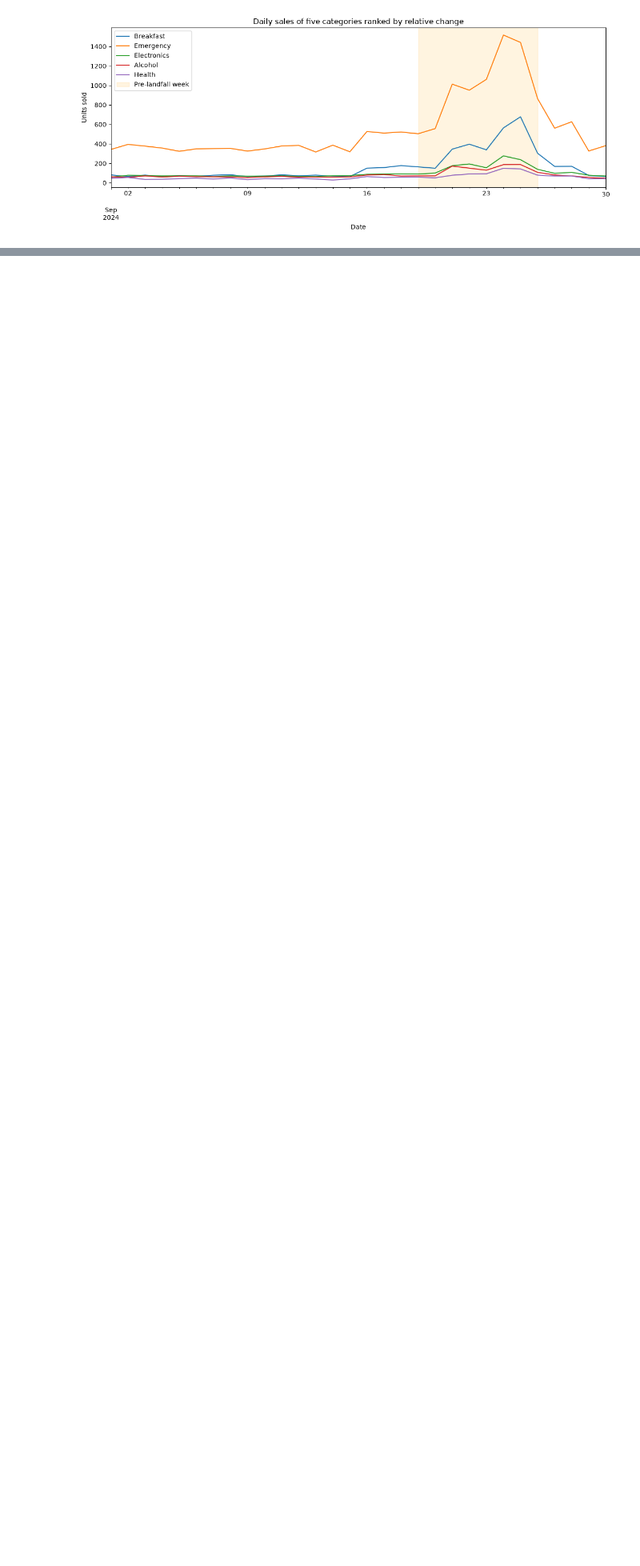
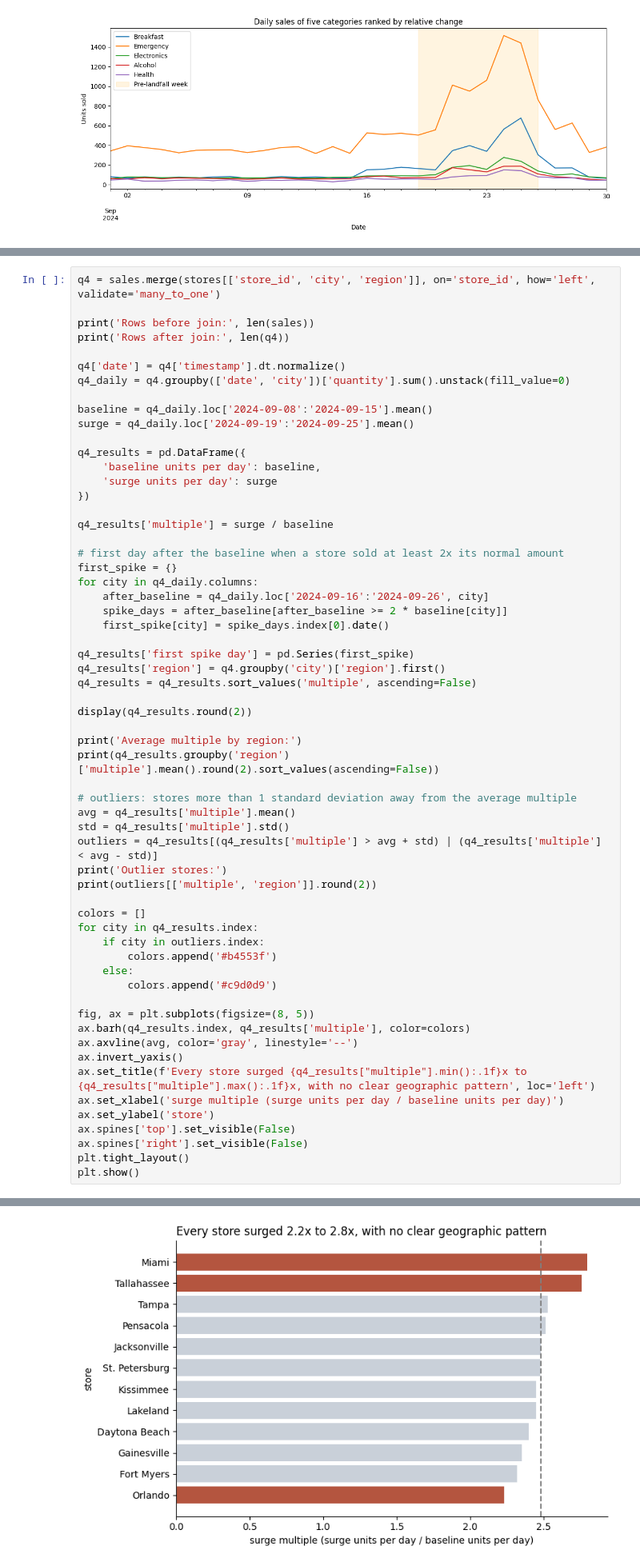
Before and after one commit to hyunderscore/walmart-hurricane-project, a Jupyter notebook: notebooks/team_notebook.ipynb, the cells around one changed output, grey strips where cells are left out. Shown at 80% size. Drawn from its saved outputs; the diff is of its cells as text; blank space fills up the shorter version.

```diff
--- a/notebooks/team_notebook.ipynb
+++ b/notebooks/team_notebook.ipynb
@@ -436,0 +512,61 @@ Sales vs wind 4 days later: 0.509
+# %%
+q4 = sales.merge(stores[['store_id', 'city', 'region']], on='store_id', how='left', validate='many_to_one')
+
+print('Rows before join:', len(sales))
+print('Rows after join:', len(q4))
+
+q4['date'] = q4['timestamp'].dt.normalize()
+q4_daily = q4.groupby(['date', 'city'])['quantity'].sum().unstack(fill_value=0)
+
+baseline = q4_daily.loc['2024-09-08':'2024-09-15'].mean()
+surge = q4_daily.loc['2024-09-19':'2024-09-25'].mean()
+
+q4_results = pd.DataFrame({
+    'baseline units per day': baseline,
+    'surge units per day': surge
+})
+
+q4_results['multiple'] = surge / baseline
+
+# first day after the baseline when a store sold at least 2x its normal amount
+first_spike = {}
+for city in q4_daily.columns:
+    after_baseline = q4_daily.loc['2024-09-16':'2024-09-26', city]
+    spike_days = after_baseline[after_baseline >= 2 * baseline[city]]
+    first_spike[city] = spike_days.index[0].date()
+
+q4_results['first spike day'] = pd.Series(first_spike)
+q4_results['region'] = q4.groupby('city')['region'].first()
+q4_results = q4_results.sort_values('multiple', ascending=False)
+
+display(q4_results.round(2))
+
+print('Average multiple by region:')
+print(q4_results.groupby('region')['multiple'].mean().round(2).sort_values(ascending=False))
+
+# outliers: stores more than 1 standard deviation away from the average multiple
+avg = q4_results['multiple'].mean()
+std = q4_results['multiple'].std()
+outliers = q4_results[(q4_results['multiple'] > avg + std) | (q4_results['multiple'] < avg - std)]
+print('Outlier stores:')
+print(outliers[['multiple', 'region']].round(2))
+
+colors = []
+for city in q4_results.index:
+    if city in outliers.index:
+        colors.append('#b4553f')
+    else:
+        colors.append('#c9d0d9')
+
+fig, ax = plt.subplots(figsize=(8, 5))
+ax.barh(q4_results.index, q4_results['multiple'], color=colors)
+ax.axvline(avg, color='gray', linestyle='--')
+ax.invert_yaxis()
+ax.set_title(f'Every store surged {q4_results["multiple"].min():.1f}x to {q4_results["multiple"].max():.1f}x, with no clear geographic pattern', loc='left')
+ax.set_xlabel('surge multiple (surge units per day / baseline units per day)')
+ax.set_ylabel('store')
+ax.spines['top'].set_visible(False)
+ax.spines['right'].set_visible(False)
+plt.tight_layout()
+plt.show()
+# %% [output]
@@ -436,0 +604 @@ Sales vs wind 4 days later: 0.509
+[figure, added]
```
Also changed, not shown: parts of 33 cells of this notebook.
